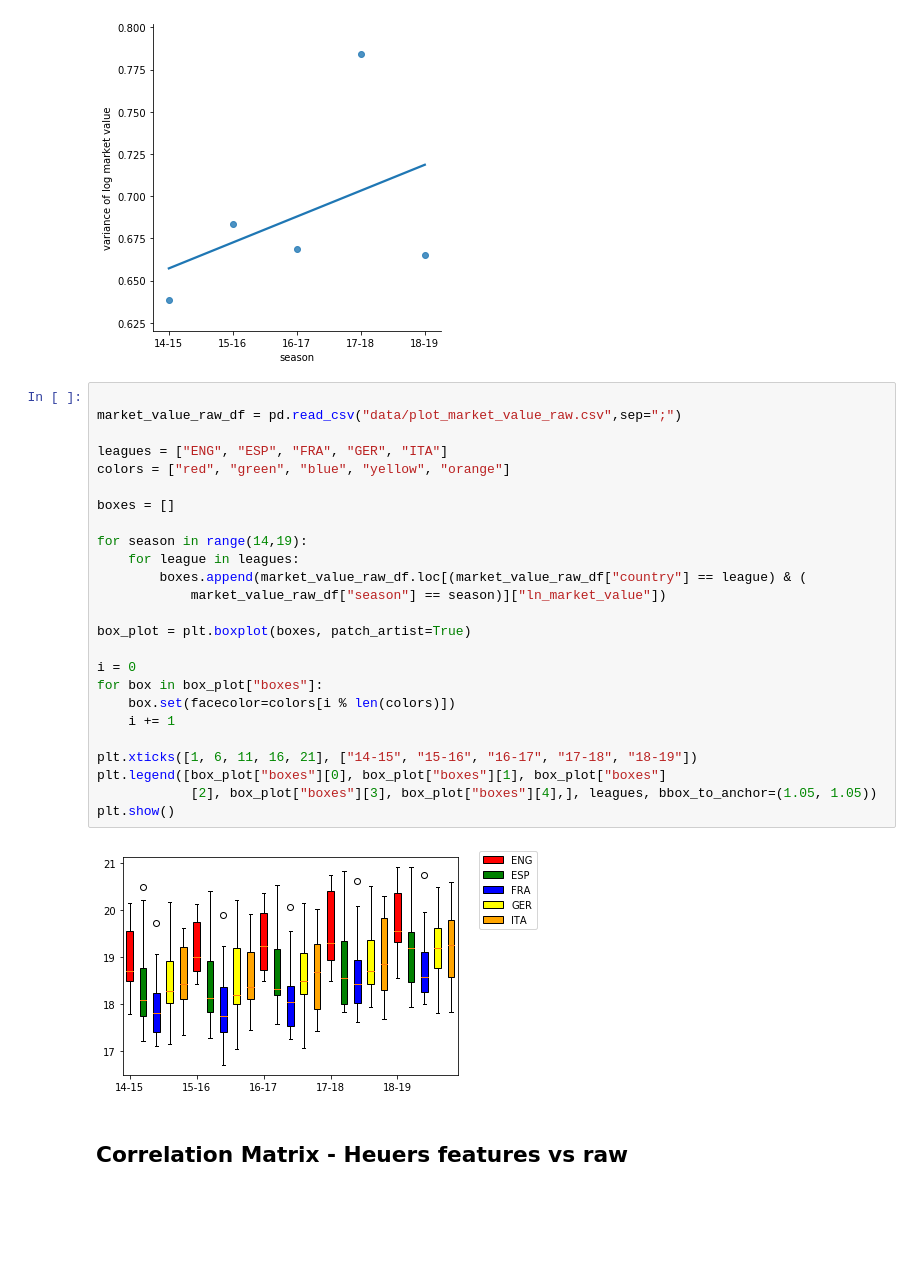
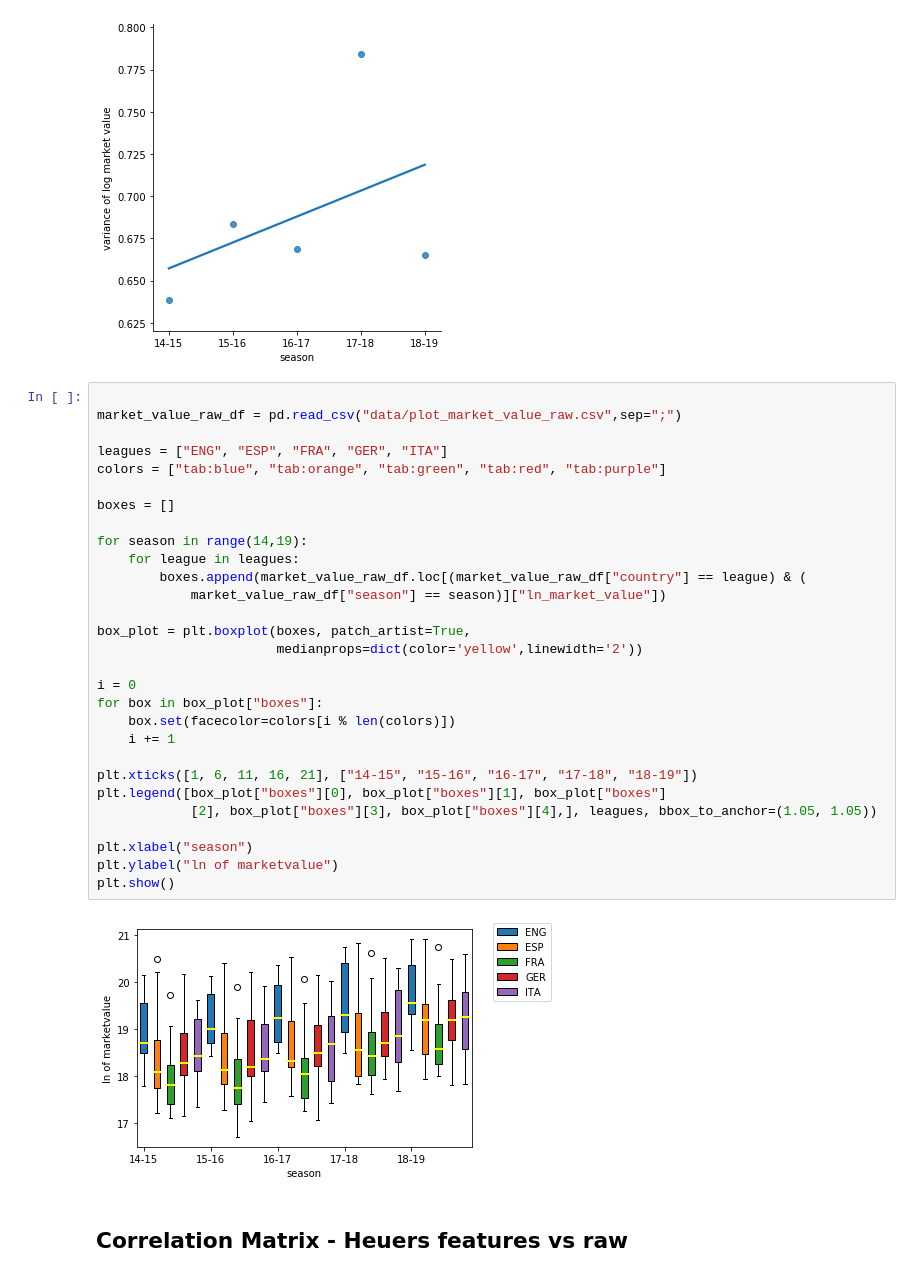
Before and after one commit to LUKEx76/football_prediction, a Jupyter notebook: plotting/plotting.ipynb, the cells around one changed output. Drawn from its saved outputs; the diff is of its cells as text; blank space fills up the shorter version.

```diff
--- a/plotting/plotting.ipynb
+++ b/plotting/plotting.ipynb
@@ -95,30 +95,34 @@ plot_per_season_per_country(
 # %%
 
 market_value_raw_df = pd.read_csv("data/plot_market_value_raw.csv",sep=";")
 
 leagues = ["ENG", "ESP", "FRA", "GER", "ITA"]
-colors = ["red", "green", "blue", "yellow", "orange"]
+colors = ["tab:blue", "tab:orange", "tab:green", "tab:red", "tab:purple"]
 
 boxes = []
 
 for season in range(14,19):
     for league in leagues:
         boxes.append(market_value_raw_df.loc[(market_value_raw_df["country"] == league) & (
             market_value_raw_df["season"] == season)]["ln_market_value"])
 
-box_plot = plt.boxplot(boxes, patch_artist=True)
+box_plot = plt.boxplot(boxes, patch_artist=True,
+                       medianprops=dict(color='yellow',linewidth='2'))
 
 i = 0
 for box in box_plot["boxes"]:
     box.set(facecolor=colors[i % len(colors)])
     i += 1
 
 plt.xticks([1, 6, 11, 16, 21], ["14-15", "15-16", "16-17", "17-18", "18-19"])
 plt.legend([box_plot["boxes"][0], box_plot["boxes"][1], box_plot["boxes"]
             [2], box_plot["boxes"][3], box_plot["boxes"][4],], leagues, bbox_to_anchor=(1.05, 1.05))
+
+plt.xlabel("season")
+plt.ylabel("ln of marketvalue")
 plt.show()
 # %% [output]
-[figure, old version]
+[figure, new version]
 # %% [markdown]
 ## Correlation Matrix - Heuers features vs raw
 # %%
```
Also changed, not shown: 4 other files.
